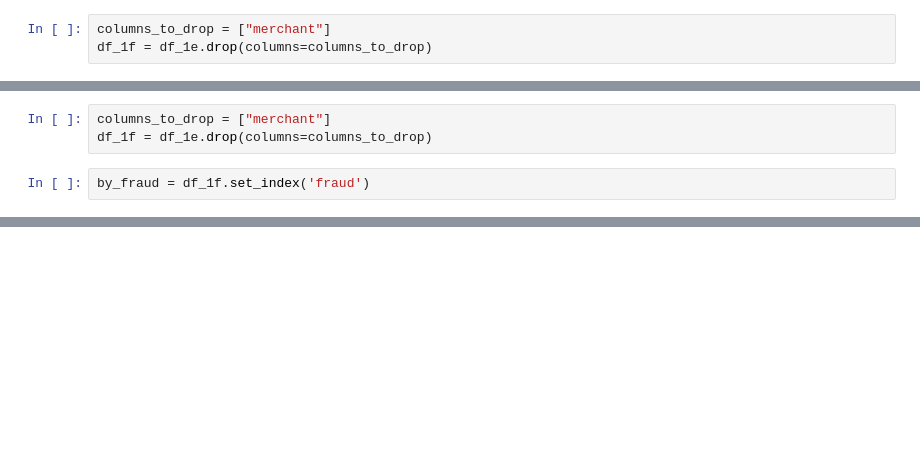
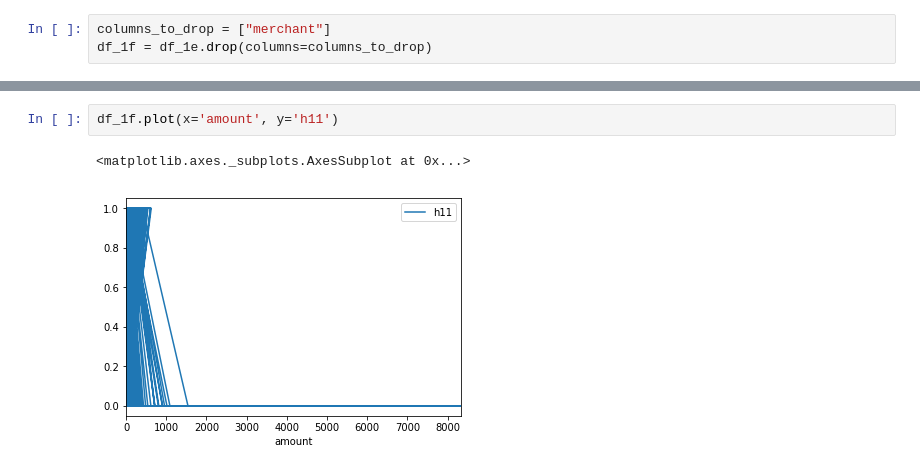
Before and after one commit to felixrolf/DS-bank-app, a Jupyter notebook: notebooks/Kaggle_Financial_Data_2.ipynb, the cells around one changed output, grey strips where cells are left out. Cells and saved outputs as stored; diff of their text form; blank space fills up the shorter version.

```diff
--- a/notebooks/Kaggle_Financial_Data_2.ipynb
+++ b/notebooks/Kaggle_Financial_Data_2.ipynb
@@ -176,5 +129,0 @@ corr.style.background_gradient().set_precision(2)
-# %%
-columns_to_drop = ["merchant"]
-df_1f = df_1e.drop(columns=columns_to_drop)
-# %%
-by_fraud = df_1f.set_index('fraud')
@@ -180,0 +175,5 @@ by_fraud = df_1f.set_index('fraud')
+# %%
+df_1f.plot(x='amount', y='h11')
+# %% [output]
+<matplotlib.axes._subplots.AxesSubplot at 0x...>
+[figure, added]
```
Also changed, not shown: parts of 11 cells of this notebook, 2 other files.
